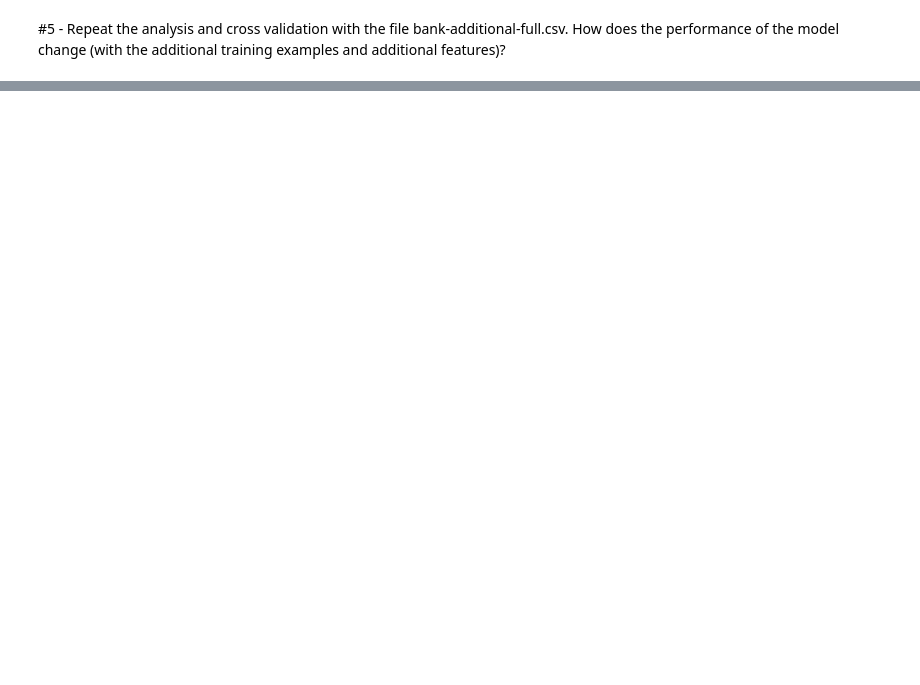
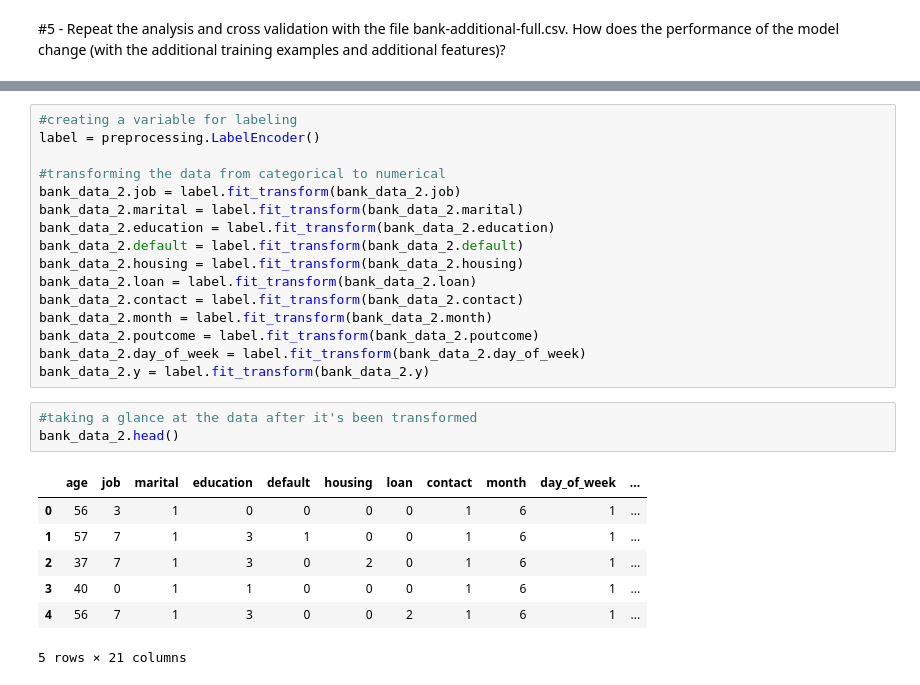
Before and after one commit to Lindseyjaay/DAT_SF_14, a Jupyter notebook: homework/hw3/HW 3_LJH.ipynb, the cells around one changed output, grey strips where cells are left out. Saved outputs shown, nothing was run; the diff lists cells and outputs as text; blank space fills up the shorter version.

```diff
--- a/homework/hw3/HW 3_LJH.ipynb
+++ b/homework/hw3/HW 3_LJH.ipynb
@@ -154,0 +179,27 @@ from sklearn.cross_validation import cross_val_score
+# %%
+#creating a variable for labeling
+label = preprocessing.LabelEncoder()
+
+#transforming the data from categorical to numerical
+bank_data_2.job = label.fit_transform(bank_data_2.job)
+bank_data_2.marital = label.fit_transform(bank_data_2.marital)
+bank_data_2.education = label.fit_transform(bank_data_2.education)
+bank_data_2.default = label.fit_transform(bank_data_2.default)
+bank_data_2.housing = label.fit_transform(bank_data_2.housing)
+bank_data_2.loan = label.fit_transform(bank_data_2.loan)
+bank_data_2.contact = label.fit_transform(bank_data_2.contact)
+bank_data_2.month = label.fit_transform(bank_data_2.month)
+bank_data_2.poutcome = label.fit_transform(bank_data_2.poutcome)
+bank_data_2.day_of_week = label.fit_transform(bank_data_2.day_of_week)
+bank_data_2.y = label.fit_transform(bank_data_2.y)
+# %%
+#taking a glance at the data after it's been transformed
+bank_data_2.head()
+# %% [output]
+|  | age | job | marital | education | default | housing | loan | contact | month | day_of_week | ... |
+| 0 | 56 | 3 | 1 | 0 | 0 | 0 | 0 | 1 | 6 | 1 | ... |
+| 1 | 57 | 7 | 1 | 3 | 1 | 0 | 0 | 1 | 6 | 1 | ... |
+| 2 | 37 | 7 | 1 | 3 | 0 | 2 | 0 | 1 | 6 | 1 | ... |
+| 3 | 40 | 0 | 1 | 1 | 0 | 0 | 0 | 1 | 6 | 1 | ... |
+| 4 | 56 | 7 | 1 | 3 | 0 | 0 | 2 | 1 | 6 | 1 | ... |
+5 rows × 21 columns
```
Also changed, not shown: parts of 27 cells of this notebook.
